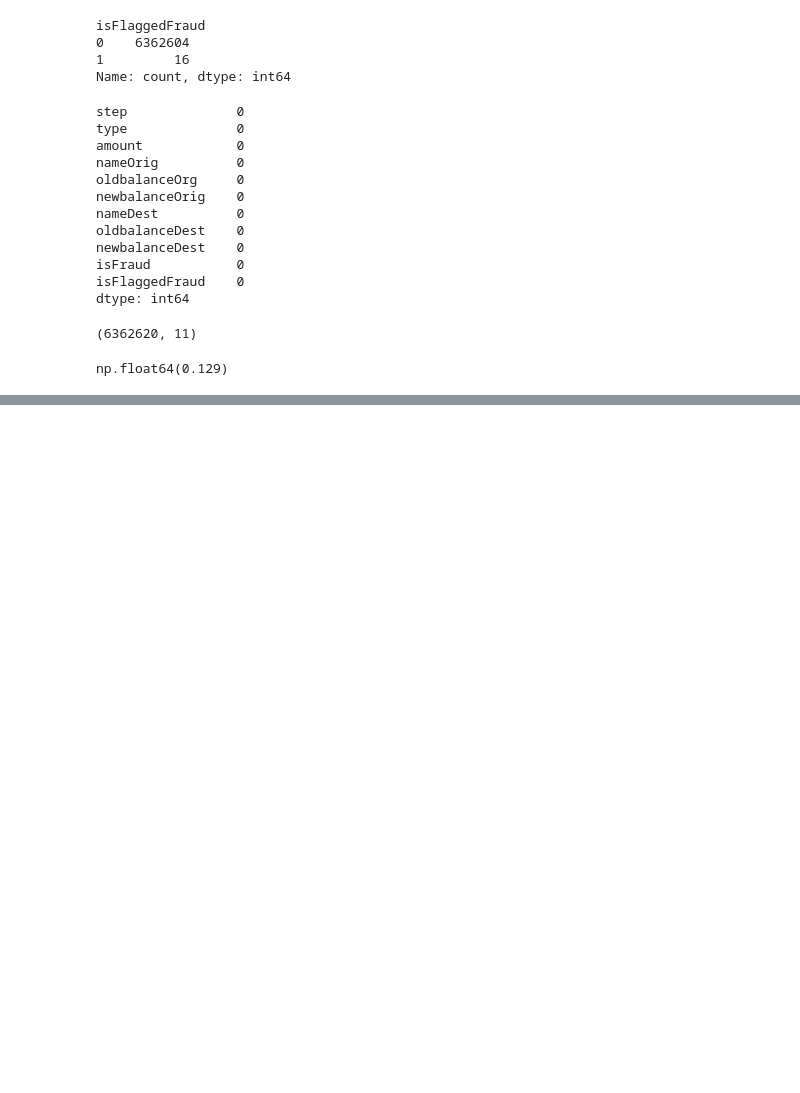
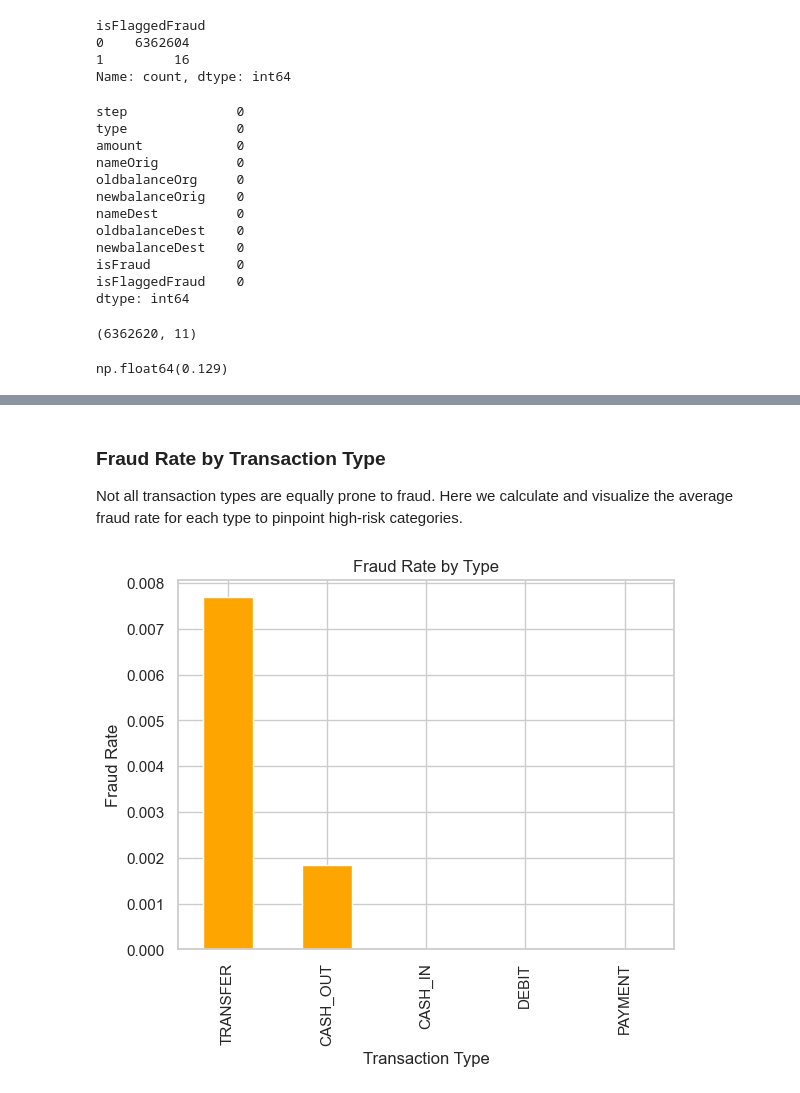
Before and after one commit to radebeneo/fraud_detection, a Jupyter notebook: analysis_model.ipynb, the cells around one changed output, grey strips where cells are left out. Drawn from its saved outputs; the diff is of its cells as text; code cells hidden in the pictures; blank space fills up the shorter version.

```diff
--- a/analysis_model.ipynb
+++ b/analysis_model.ipynb
@@ -151,0 +162,11 @@ np.float64(0.129)
+# %% [markdown]
+### Fraud Rate by Transaction Type
+Not all transaction types are equally prone to fraud. Here we calculate and visualize the average fraud rate for each type to pinpoint high-risk categories.
+# %%
+fraud_by_type = df.groupby("type")["isFraud"].mean().sort_values(ascending=False)
+fraud_by_type.plot(kind="bar", title="Fraud Rate by Type", color="orange")
+plt.xlabel("Transaction Type")
+plt.ylabel("Fraud Rate")
+plt.show()
+# %% [output]
+[figure, added]
```
Also changed, not shown: parts of 4 cells of this notebook.
